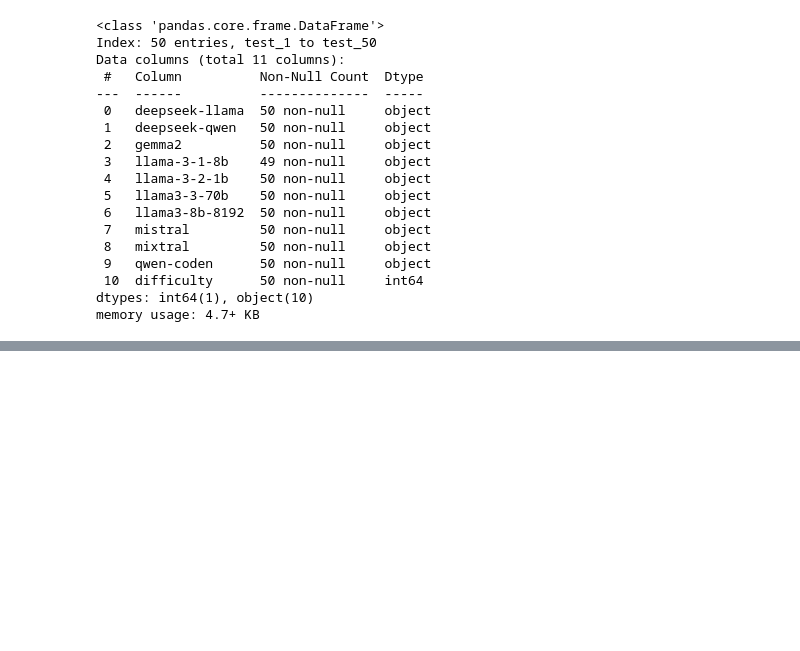
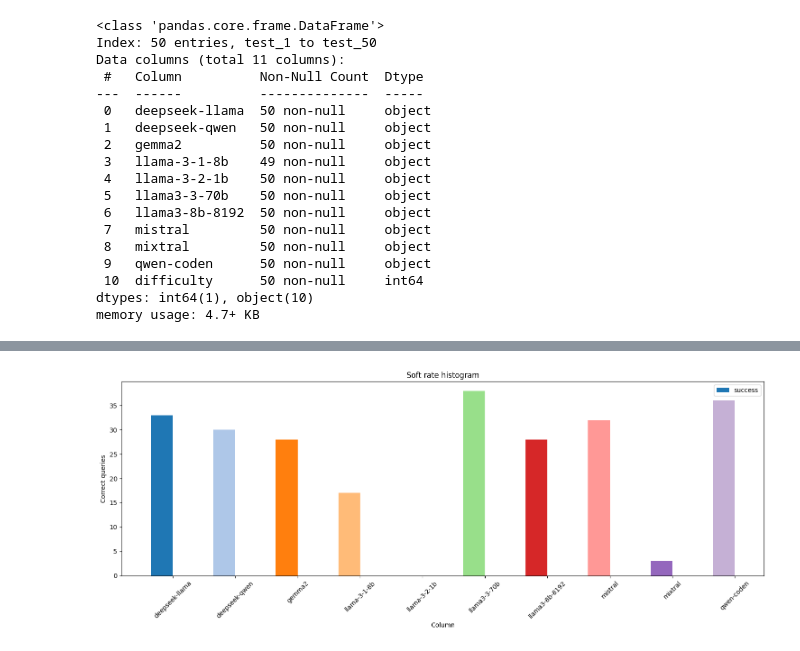
Before and after one commit to selfmadekirich/auto_sql_executor, a Jupyter notebook: jupyter/main.ipynb, the cells around one changed output, grey strips where cells are left out. Drawn from its saved outputs; the diff is of its cells as text; code cells hidden in the pictures; blank space fills up the shorter version.

```diff
--- a/jupyter/main.ipynb
+++ b/jupyter/main.ipynb
@@ -733,0 +792,5 @@ memory usage: 4.7+ KB
+# %%
+soft_lst = [ k for k,v in FAILURE_REASONS.items() if v["count_as_success"]] + ['success']
+show_rate_histogram(soft_lst, 'Soft rate histogram')
+# %% [output]
+[figure, added]
```
Also changed, not shown: parts of 6 cells of this notebook.
